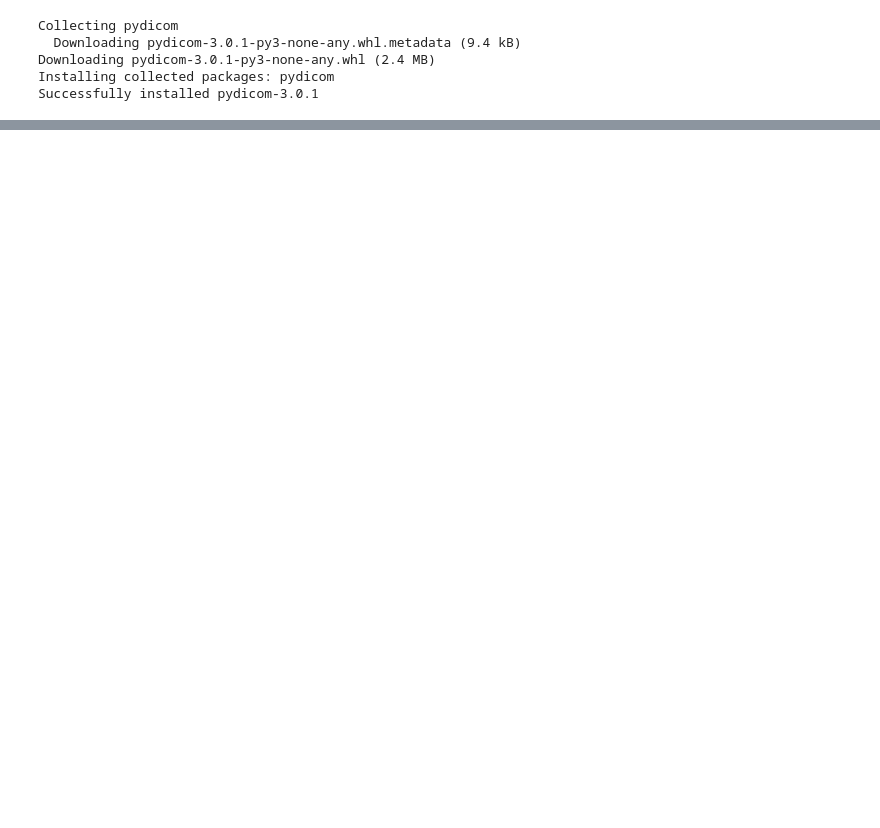
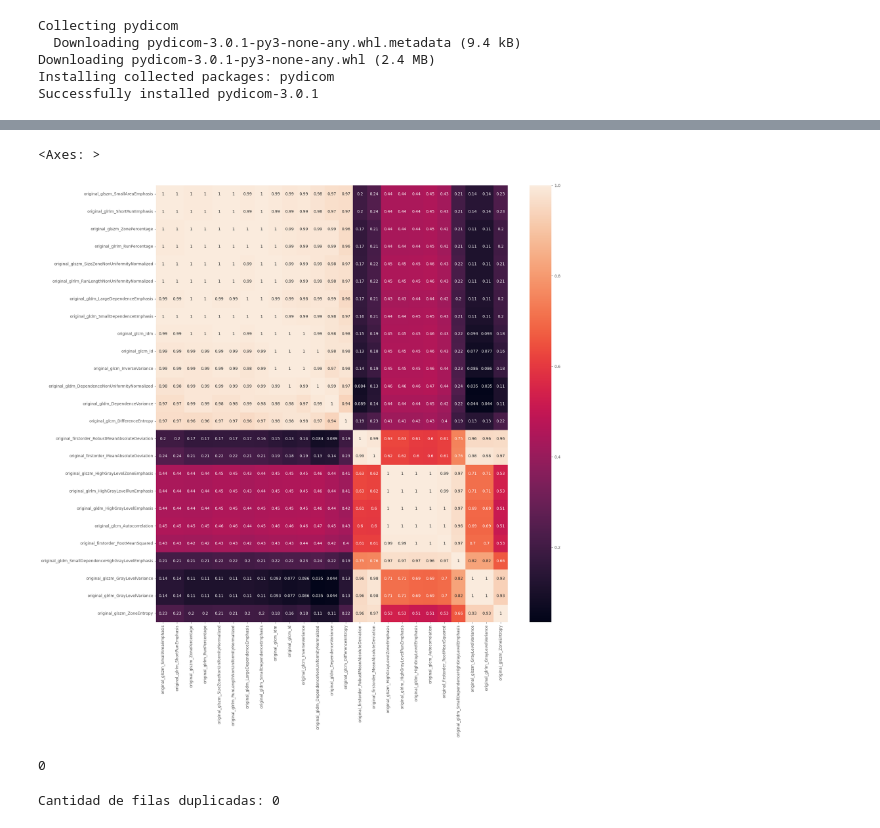
Before and after one commit to MiguelAngeloTr/Datathon, a Jupyter notebook: PM/Mamografia.ipynb, the cells around one changed output, grey strips where cells are left out. Cells and saved outputs as stored; diff of their text form; code cells hidden in the pictures; blank space fills up the shorter version.

```diff
--- a/PM/Mamografia.ipynb
+++ b/PM/Mamografia.ipynb
@@ -22,0 +111,11 @@ import seaborn as sns
+# %%
+corr_matrix = numeric_df.corr().abs()
+
+# Quitar duplicados simétricos y autocomparaciones
+upper_triangle = corr_matrix.where(np.triu(np.ones(corr_matrix.shape), k=1).astype(bool))
+
+# Convertir a series y ordenar
+sorted_pairs = upper_triangle.unstack().dropna().sort_values(ascending=False)
+
+print(sorted_pairs)
+print(f"Número de pares únicos (sin duplicados ni diagonal): {len(sorted_pairs)}")
@@ -22,0 +136,3 @@ import seaborn as sns
+# %%
+umbral = 0.95
+sorted_pairs[sorted_pairs>umbral]
@@ -22,0 +154,18 @@ import seaborn as sns
+# %%
+# 1. Extraer solo los pares redundantes
+redundant_pairs = sorted_pairs[sorted_pairs > umbral]
+
+# 2. Contar cuántas veces aparece cada feature en esos pares
+from collections import Counter
+
+# Cada índice es una tupla: (feature1, feature2)
+features_flat = [feature for pair in redundant_pairs.index for feature in pair]
+
+# Contar ocurrencias
+feature_counts = Counter(features_flat)
+
+# 3. Mostrar los features más redundantes
+most_redundant = feature_counts.most_common(25)  # Top 10
+print(f"🔁 Top features with most redundant correlations (ρ > {umbral}):")
+for feature, count in most_redundant:
+    print(f"{feature}: {count} times")
@@ -22,0 +190,19 @@ import seaborn as sns
+# %%
+most_redundant_cols = []
+for i in range (len(most_redundant)):
+    most_redundant_cols.append(most_redundant[i][0])
+plt.figure(figsize=(20,20))
+sns.heatmap(df[most_redundant_cols].corr().abs(), annot=True)
+# %% [output]
+<Axes: >
+[figure, added]
+# %%
+print(df.isnull().sum().sum())
+# %% [output]
+0
+# %%
+duplicados = df.duplicated()
+num_duplicados = duplicados.sum()
+print(f"Cantidad de filas duplicadas: {num_duplicados}")
+# %% [output]
+Cantidad de filas duplicadas: 0
```
Also changed, not shown: parts of 11 cells of this notebook.
